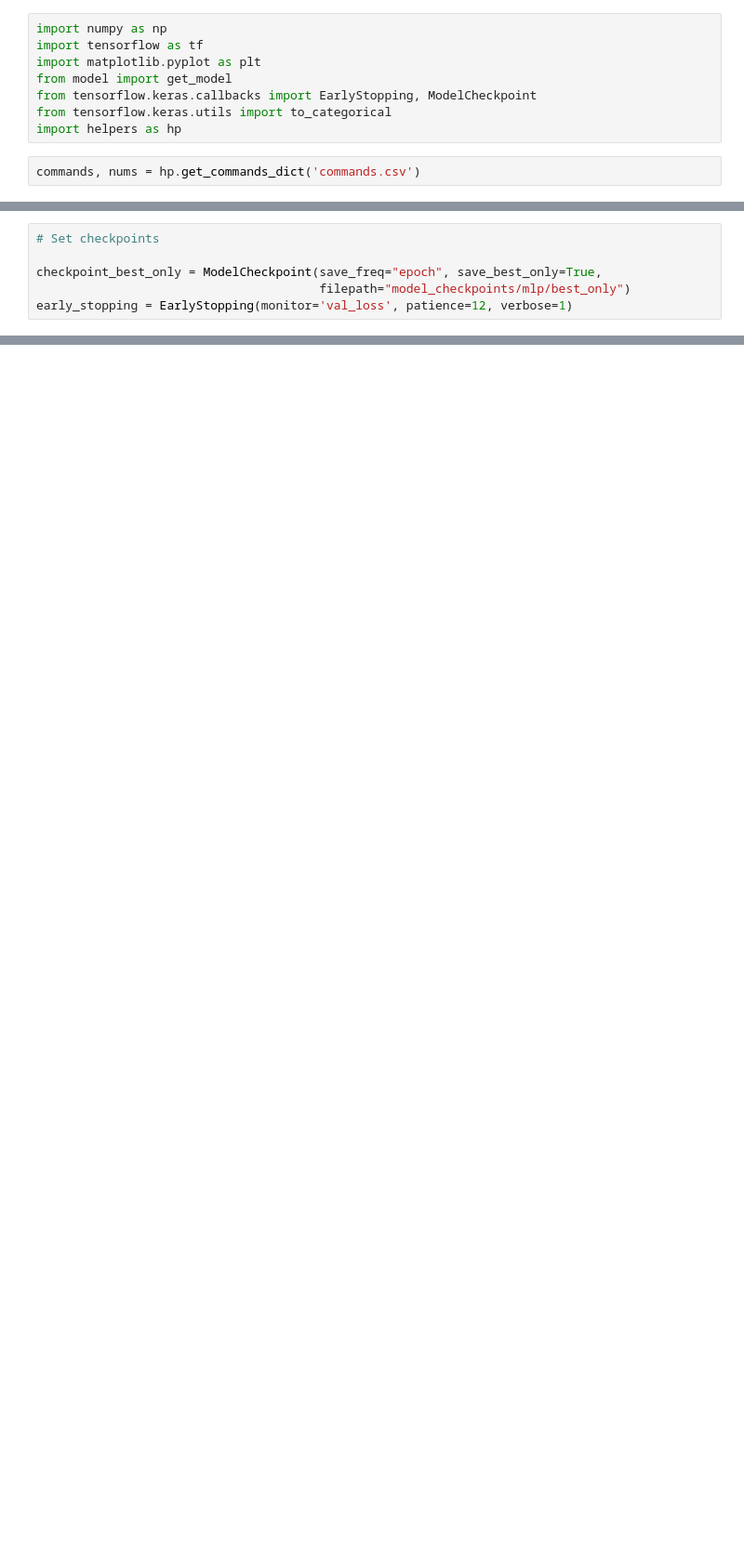
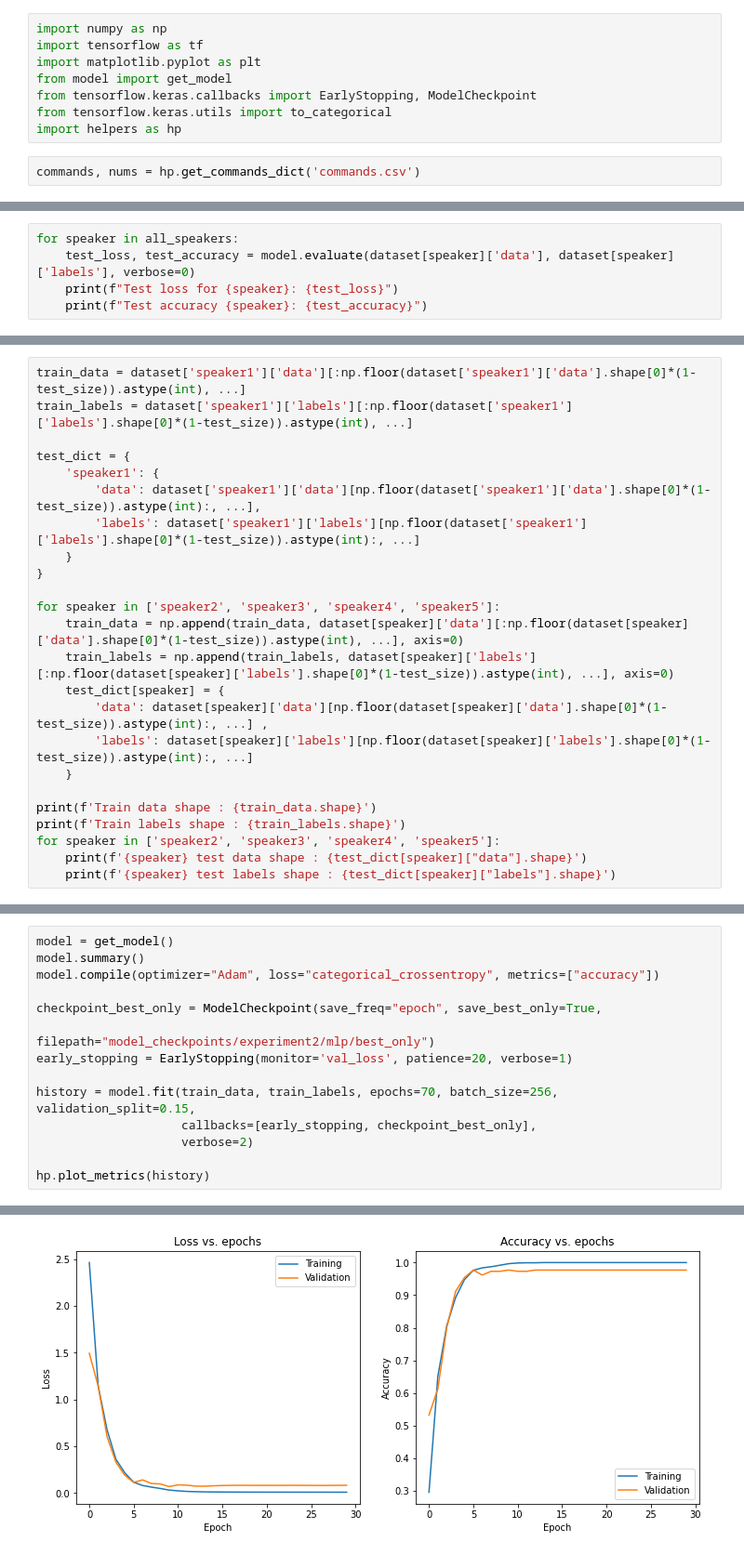
Before and after one commit to polotent/boxy, a Jupyter notebook: boxy.ipynb, the cells around one changed output, grey strips where cells are left out. Shown at 93% size. Saved outputs shown, nothing was run; the diff lists cells and outputs as text; blank space fills up the shorter version.

```diff
--- a/boxy.ipynb
+++ b/boxy.ipynb
@@ -68,0 +79,5 @@ model.compile(optimizer="Adam", loss="categorical_crossentropy", metrics=["accur
+# %%
+for speaker in all_speakers:
+    test_loss, test_accuracy = model.evaluate(dataset[speaker]['data'], dataset[speaker]['labels'], verbose=0)
+    print(f"Test loss for {speaker}: {test_loss}")
+    print(f"Test accuracy {speaker}: {test_accuracy}")
@@ -68,0 +102,24 @@ model.compile(optimizer="Adam", loss="categorical_crossentropy", metrics=["accur
+# %%
+train_data = dataset['speaker1']['data'][:np.floor(dataset['speaker1']['data'].shape[0]*(1-test_size)).astype(int), ...]
+train_labels = dataset['speaker1']['labels'][:np.floor(dataset['speaker1']['labels'].shape[0]*(1-test_size)).astype(int), ...]
+
+test_dict = {
+    'speaker1': {
+        'data': dataset['speaker1']['data'][np.floor(dataset['speaker1']['data'].shape[0]*(1-test_size)).astype(int):, ...],
+        'labels': dataset['speaker1']['labels'][np.floor(dataset['speaker1']['labels'].shape[0]*(1-test_size)).astype(int):, ...]
+    }
+}
+
+for speaker in ['speaker2', 'speaker3', 'speaker4', 'speaker5']:
+    train_data = np.append(train_data, dataset[speaker]['data'][:np.floor(dataset[speaker]['data'].shape[0]*(1-test_size)).astype(int), ...], axis=0)
+    train_labels = np.append(train_labels, dataset[speaker]['labels'][:np.floor(dataset[speaker]['labels'].shape[0]*(1-test_size)).astype(int), ...], axis=0)
+    test_dict[speaker] = {
+        'data': dataset[speaker]['data'][np.floor(dataset[speaker]['data'].shape[0]*(1-test_size)).astype(int):, ...] ,
+        'labels': dataset[speaker]['labels'][np.floor(dataset[speaker]['labels'].shape[0]*(1-test_size)).astype(int):, ...]
+    }
+
+print(f'Train data shape : {train_data.shape}')
+print(f'Train labels shape : {train_labels.shape}')
+for speaker in ['speaker2', 'speaker3', 'speaker4', 'speaker5']:
+    print(f'{speaker} test data shape : {test_dict[speaker]["data"].shape}')
+    print(f'{speaker} test labels shape : {test_dict[speaker]["labels"].shape}')
@@ -69,6 +139,15 @@ model.compile(optimizer="Adam", loss="categorical_crossentropy", metrics=["accur
 # %%
-# Set checkpoints
+model = get_model()
+model.summary()
+model.compile(optimizer="Adam", loss="categorical_crossentropy", metrics=["accuracy"])
 
 checkpoint_best_only = ModelCheckpoint(save_freq="epoch", save_best_only=True,
-                                       filepath="model_checkpoints/mlp/best_only")
-early_stopping = EarlyStopping(monitor='val_loss', patience=12, verbose=1)
+                                       filepath="model_checkpoints/experiment2/mlp/best_only")
+early_stopping = EarlyStopping(monitor='val_loss', patience=20, verbose=1)
+
+history = model.fit(train_data, train_labels, epochs=70, batch_size=256, validation_split=0.15,
+                    callbacks=[early_stopping, checkpoint_best_only],
+                    verbose=2)
+
+hp.plot_metrics(history)
+# %% [output]
@@ -74,0 +171 @@ early_stopping = EarlyStopping(monitor='val_loss', patience=12, verbose=1)
+[figure, added]
```
Also changed, not shown: parts of 18 cells of this notebook, 8 other files.
